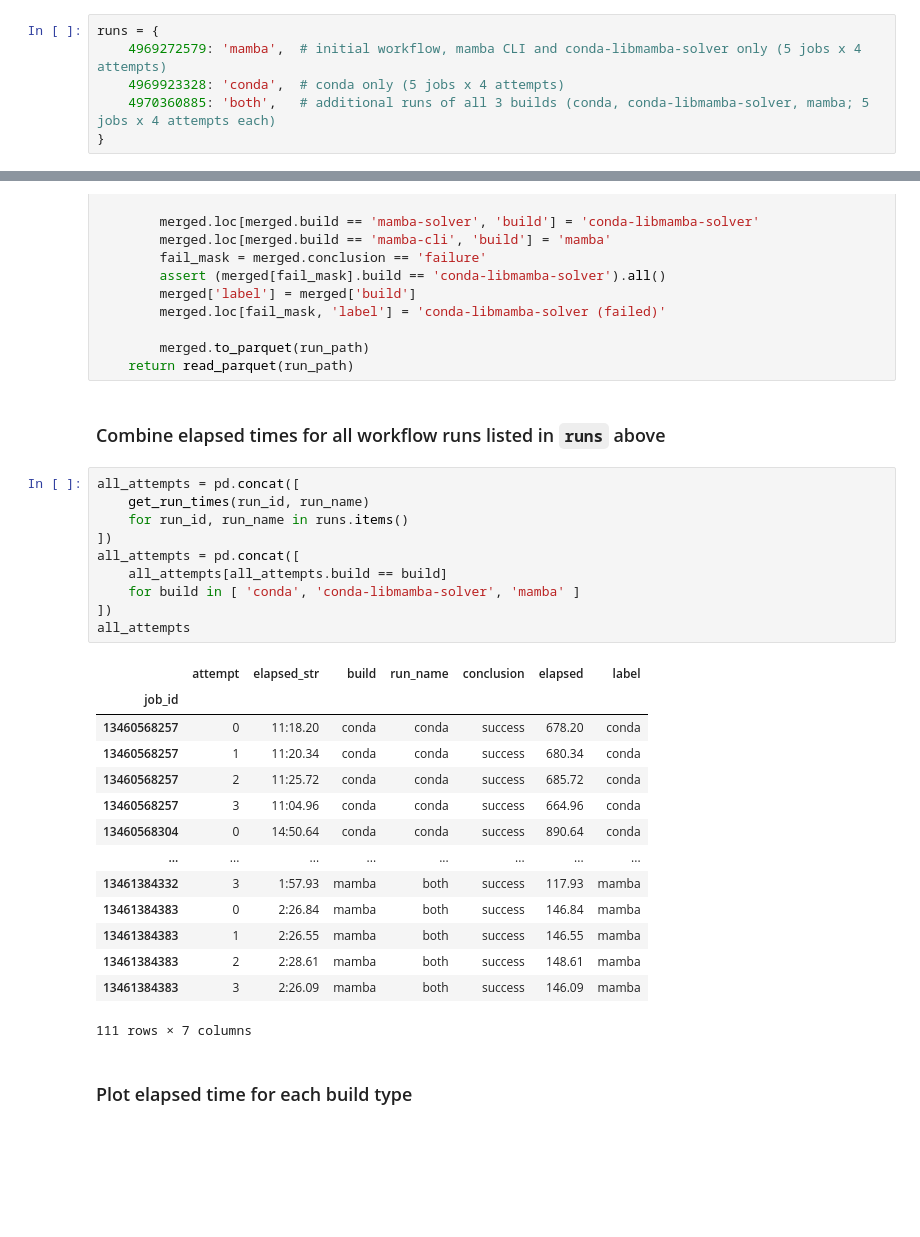
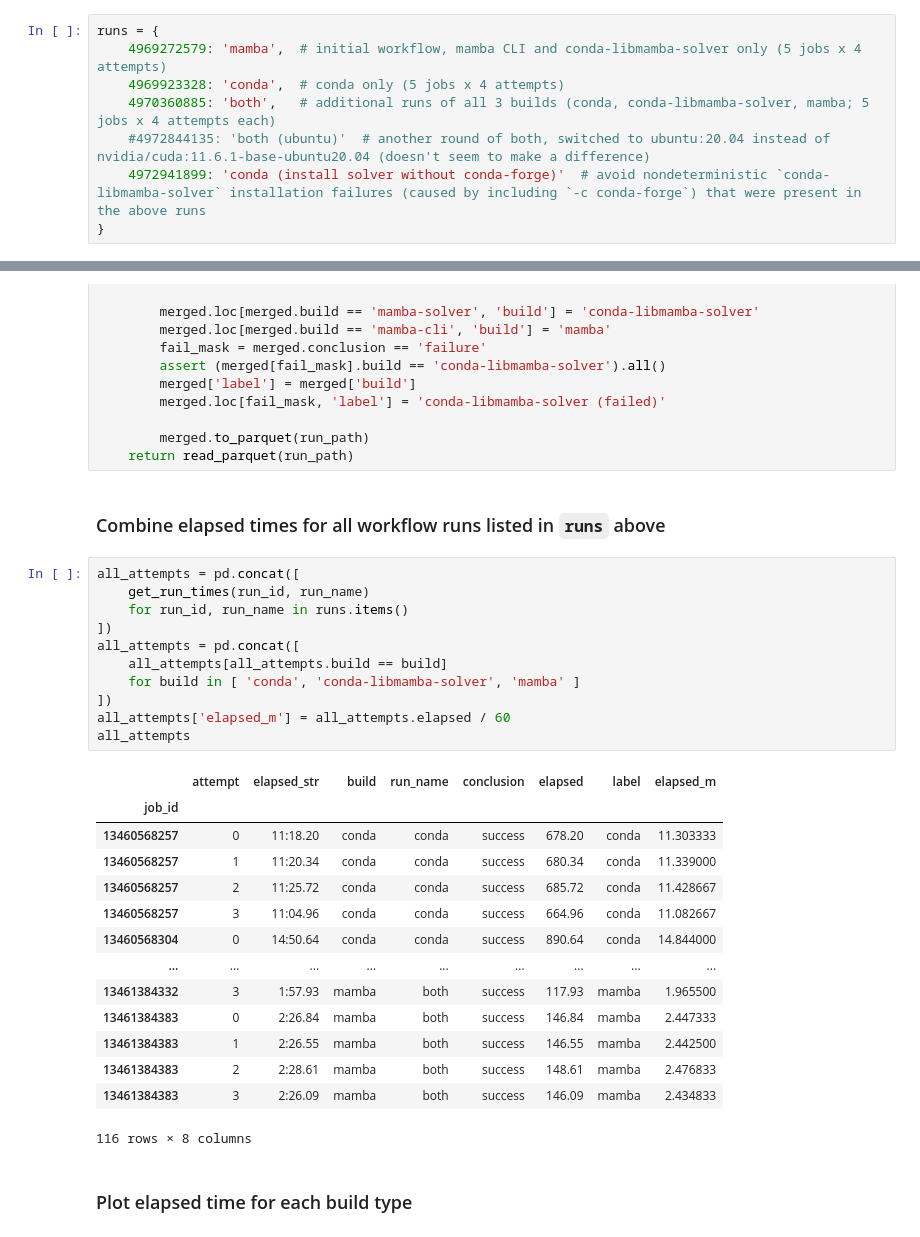
Before and after one commit to runsascoded/libmamba-solver-test, a Jupyter notebook: build-times.ipynb, the cells around one changed output, grey strips where cells are left out. Saved outputs shown, nothing was run; the diff lists cells and outputs as text; blank space fills up the shorter version.

```diff
--- a/build-times.ipynb
+++ b/build-times.ipynb
@@ -8,4 +8,6 @@ runs = {
     4969272579: 'mamba',  # initial workflow, mamba CLI and conda-libmamba-solver only (5 jobs x 4 attempts)
     4969923328: 'conda',  # conda only (5 jobs x 4 attempts)
     4970360885: 'both',   # additional runs of all 3 builds (conda, conda-libmamba-solver, mamba; 5 jobs x 4 attempts each)
+    #4972844135: 'both (ubuntu)'  # another round of both, switched to ubuntu:20.04 instead of nvidia/cuda:11.6.1-base-ubuntu20.04 (doesn't seem to make a difference)
+    4972941899: 'conda (install solver without conda-forge)'  # avoid nondeterministic `conda-libmamba-solver` installation failures (caused by including `-c conda-forge`) that were present in the above runs
 }
@@ -100,34 +102,35 @@ def get_run_times(run_id, run_name, recompute=False):
 
         merged.to_parquet(run_path)
     return read_parquet(run_path)
-# %% [markdown]
-### Combine elapsed times for all workflow runs listed in `runs` above
+# %% [markdown]
+### Combine elapsed times for all workflow runs listed in `runs` above
 # %%
 all_attempts = pd.concat([
     get_run_times(run_id, run_name)
     for run_id, run_name in runs.items()
 ])
 all_attempts = pd.concat([
     all_attempts[all_attempts.build == build]
     for build in [ 'conda', 'conda-libmamba-solver', 'mamba' ]
 ])
+all_attempts['elapsed_m'] = all_attempts.elapsed / 60
 all_attempts
 # %% [output]
-|  | attempt | elapsed_str | build | run_name | conclusion | elapsed | label |
-| job_id |  |  |  |  |  |  |  |
-| 13460568257 | 0 | 11:18.20 | conda | conda | success | 678.20 | conda |
-| 13460568257 | 1 | 11:20.34 | conda | conda | success | 680.34 | conda |
-| 13460568257 | 2 | 11:25.72 | conda | conda | success | 685.72 | conda |
-| 13460568257 | 3 | 11:04.96 | conda | conda | success | 664.96 | conda |
-| 13460568304 | 0 | 14:50.64 | conda | conda | success | 890.64 | conda |
-| ... | ... | ... | ... | ... | ... | ... | ... |
-| 13461384332 | 3 | 1:57.93 | mamba | both | success | 117.93 | mamba |
-| 13461384383 | 0 | 2:26.84 | mamba | both | success | 146.84 | mamba |
-| 13461384383 | 1 | 2:26.55 | mamba | both | success | 146.55 | mamba |
-| 13461384383 | 2 | 2:28.61 | mamba | both | success | 148.61 | mamba |
-| 13461384383 | 3 | 2:26.09 | mamba | both | success | 146.09 | mamba |
+|  | attempt | elapsed_str | build | run_name | conclusion | elapsed | label | elapsed_m |
+| job_id |  |  |  |  |  |  |  |  |
+| 13460568257 | 0 | 11:18.20 | conda | conda | success | 678.20 | conda | 11.303333 |
+| 13460568257 | 1 | 11:20.34 | conda | conda | success | 680.34 | conda | 11.339000 |
+| 13460568257 | 2 | 11:25.72 | conda | conda | success | 685.72 | conda | 11.428667 |
+| 13460568257 | 3 | 11:04.96 | conda | conda | success | 664.96 | conda | 11.082667 |
+| 13460568304 | 0 | 14:50.64 | conda | conda | success | 890.64 | conda | 14.844000 |
+| ... | ... | ... | ... | ... | ... | ... | ... | ... |
+| 13461384332 | 3 | 1:57.93 | mamba | both | success | 117.93 | mamba | 1.965500 |
+| 13461384383 | 0 | 2:26.84 | mamba | both | success | 146.84 | mamba | 2.447333 |
+| 13461384383 | 1 | 2:26.55 | mamba | both | success | 146.55 | mamba | 2.442500 |
+| 13461384383 | 2 | 2:28.61 | mamba | both | success | 148.61 | mamba | 2.476833 |
+| 13461384383 | 3 | 2:26.09 | mamba | both | success | 146.09 | mamba | 2.434833 |
-111 rows × 7 columns
+116 rows × 8 columns
-# %% [markdown]
-### Plot elapsed time for each build type
+# %% [markdown]
+### Plot elapsed time for each build type
 # %%
 fig = px.strip(
```
Also changed, not shown: parts of 9 cells of this notebook, 5 other files.
